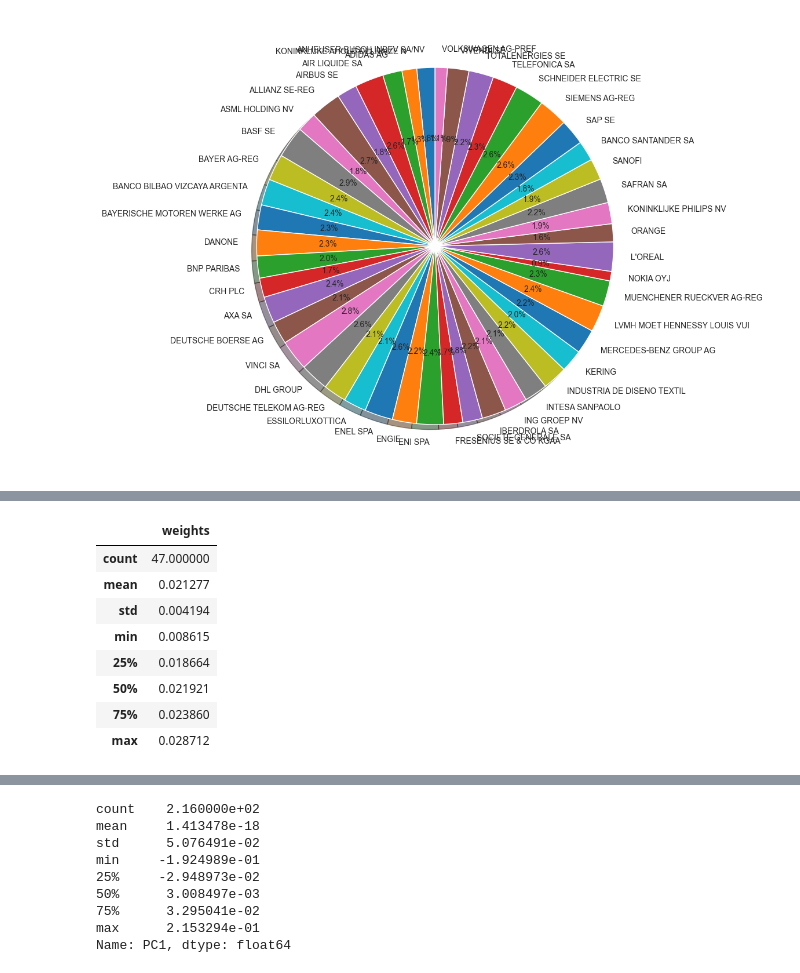
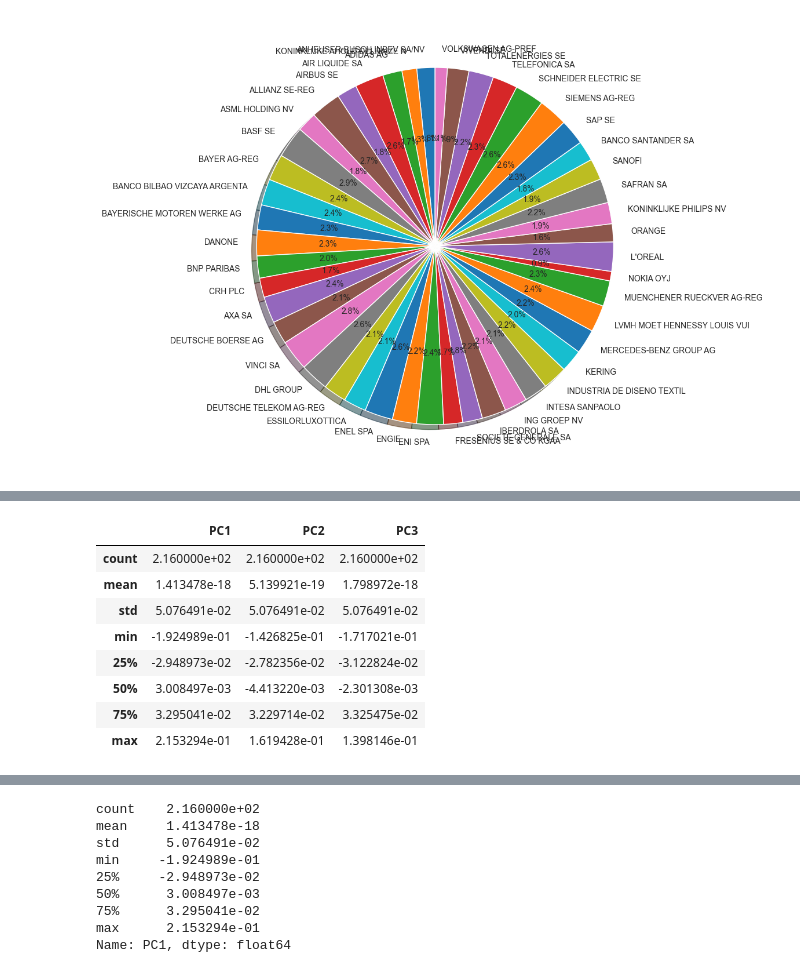
Before and after one commit to RomainCastellarnau/Financial-Econometrics-II, a Jupyter notebook: Code/core_portfolio.ipynb, the cells around one changed output, grey strips where cells are left out. Saved outputs shown, nothing was run; the diff lists cells and outputs as text; code cells hidden in the pictures.

```diff
--- a/Code/core_portfolio.ipynb
+++ b/Code/core_portfolio.ipynb
@@ -95,12 +80,12 @@ plt.pie(
 # %%
-model.core_equity_ptf.describe()
+model.pc_scores.describe()
 # %% [output]
-|  | weights |
-| count | 47.000000 |
-| mean | 0.021277 |
-| std | 0.004194 |
-| min | 0.008615 |
-| 25% | 0.018664 |
-| 50% | 0.021921 |
-| 75% | 0.023860 |
-| max | 0.028712 |
+|  | PC1 | PC2 | PC3 |
+| count | 2.160000e+02 | 2.160000e+02 | 2.160000e+02 |
+| mean | 1.413478e-18 | 5.139921e-19 | 1.798972e-18 |
+| std | 5.076491e-02 | 5.076491e-02 | 5.076491e-02 |
+| min | -1.924989e-01 | -1.426825e-01 | -1.717021e-01 |
+| 25% | -2.948973e-02 | -2.782356e-02 | -3.122824e-02 |
+| 50% | 3.008497e-03 | -4.413220e-03 | -2.301308e-03 |
+| 75% | 3.295041e-02 | 3.229714e-02 | 3.325475e-02 |
+| max | 2.153294e-01 | 1.619428e-01 | 1.398146e-01 |
```
Also changed, not shown: parts of 3 cells of this notebook.
